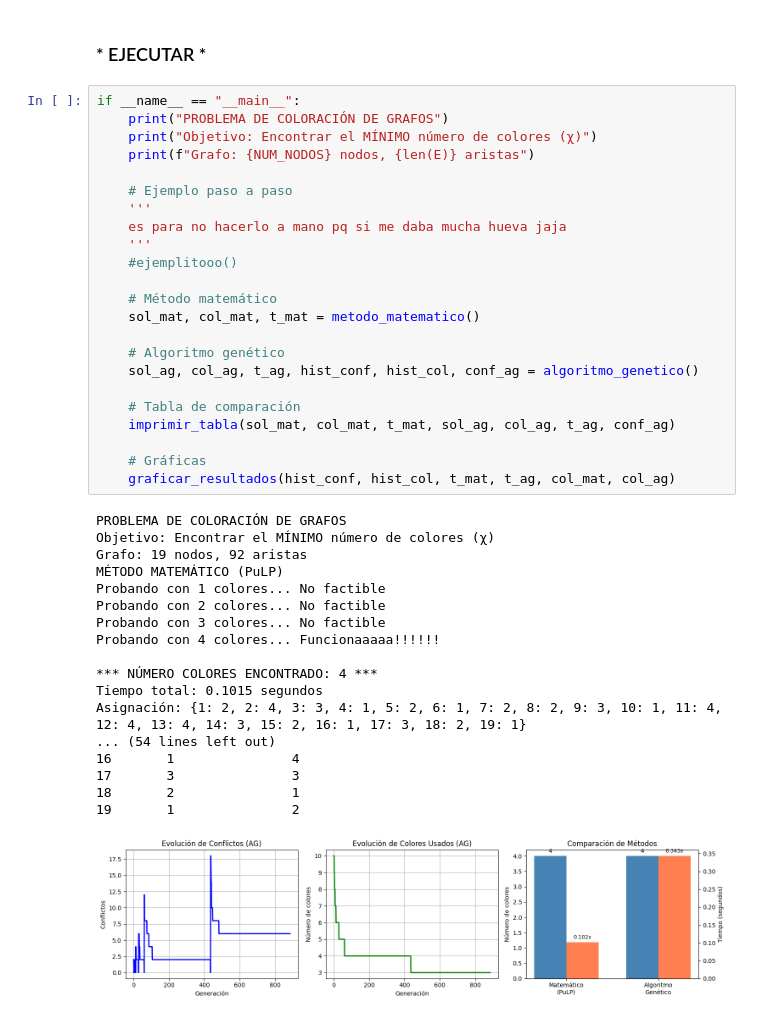
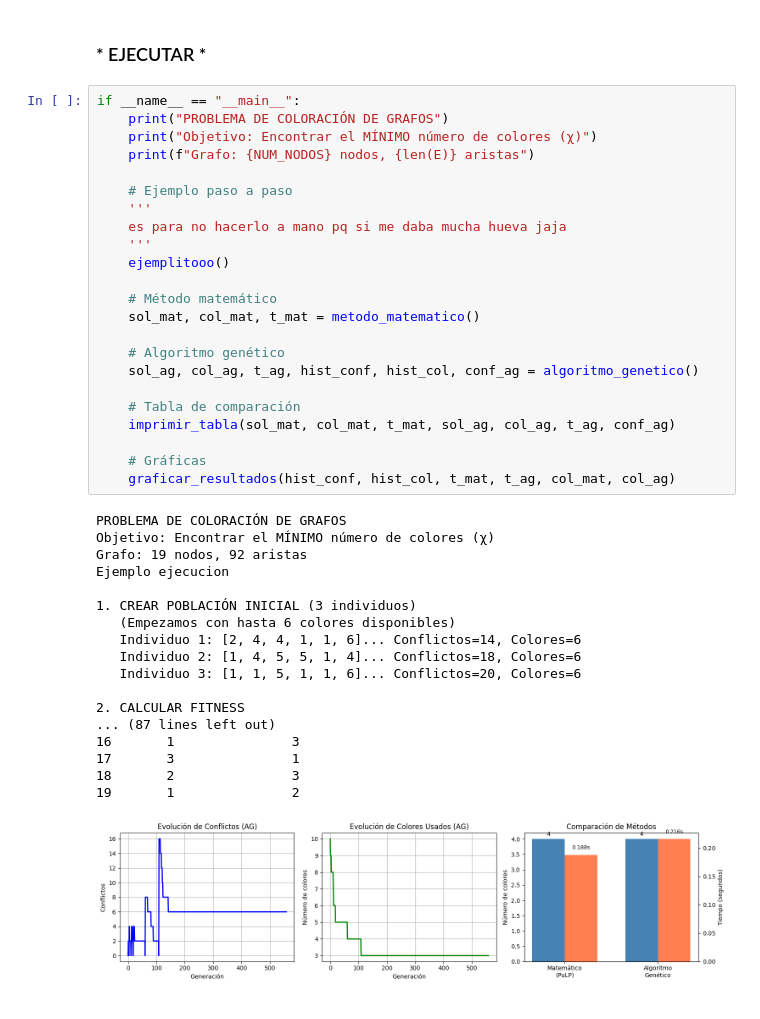
Before and after one commit to steffanylars/MA2015_DisenoAlgoritmosMatematicosBioinspirados, a Jupyter notebook: MA2015_5_ColoracionGrafos.ipynb, the cells around one changed output. Cells and saved outputs as stored; diff of their text form.

```diff
--- a/MA2015_5_ColoracionGrafos.ipynb
+++ b/MA2015_5_ColoracionGrafos.ipynb
@@ -413,42 +413,42 @@ def imprimir_tabla(sol_mat, col_mat, t_mat, sol_ag, col_ag, t_ag, conf_ag):
 # %%
 if __name__ == "__main__":
     print("PROBLEMA DE COLORACIÓN DE GRAFOS")
     print("Objetivo: Encontrar el MÍNIMO número de colores (χ)")
     print(f"Grafo: {NUM_NODOS} nodos, {len(E)} aristas")
 
     # Ejemplo paso a paso
     '''
     es para no hacerlo a mano pq si me daba mucha hueva jaja
     '''
-    #ejemplitooo()
+    ejemplitooo()
 
     # Método matemático
     sol_mat, col_mat, t_mat = metodo_matematico()
 
     # Algoritmo genético
     sol_ag, col_ag, t_ag, hist_conf, hist_col, conf_ag = algoritmo_genetico()
 
     # Tabla de comparación
     imprimir_tabla(sol_mat, col_mat, t_mat, sol_ag, col_ag, t_ag, conf_ag)
 
     # Gráficas
     graficar_resultados(hist_conf, hist_col, t_mat, t_ag, col_mat, col_ag)
 # %% [output]
 PROBLEMA DE COLORACIÓN DE GRAFOS
 Objetivo: Encontrar el MÍNIMO número de colores (χ)
 Grafo: 19 nodos, 92 aristas
-MÉTODO MATEMÁTICO (PuLP)
-Probando con 1 colores... No factible
-Probando con 2 colores... No factible
-Probando con 3 colores... No factible
-Probando con 4 colores... Funcionaaaaa!!!!!!
+Ejemplo ejecucion
 
-*** NÚMERO COLORES ENCONTRADO: 4 ***
-Tiempo total: 0.1015 segundos
-Asignación: {1: 2, 2: 4, 3: 3, 4: 1, 5: 2, 6: 1, 7: 2, 8: 2, 9: 3, 10: 1, 11: 4, 12: 4, 13: 4, 14: 3, 15: 2, 16: 1, 17: 3, 18: 2, 19: 1}
-... (54 lines left out)
-16       1               4
-17       3               3
-18       2               1
+1. CREAR POBLACIÓN INICIAL (3 individuos)
+   (Empezamos con hasta 6 colores disponibles)
+   Individuo 1: [2, 4, 4, 1, 1, 6]... Conflictos=14, Colores=6
+   Individuo 2: [1, 4, 5, 5, 1, 4]... Conflictos=18, Colores=6
+   Individuo 3: [1, 1, 5, 1, 1, 6]... Conflictos=20, Colores=6
+
+2. CALCULAR FITNESS
+... (87 lines left out)
+16       1               3
+17       3               1
+18       2               3
 19       1               2
-[figure, old version]
+[figure, new version]
```
Also changed, not shown: parts of 4 cells of this notebook, 4 other files.
